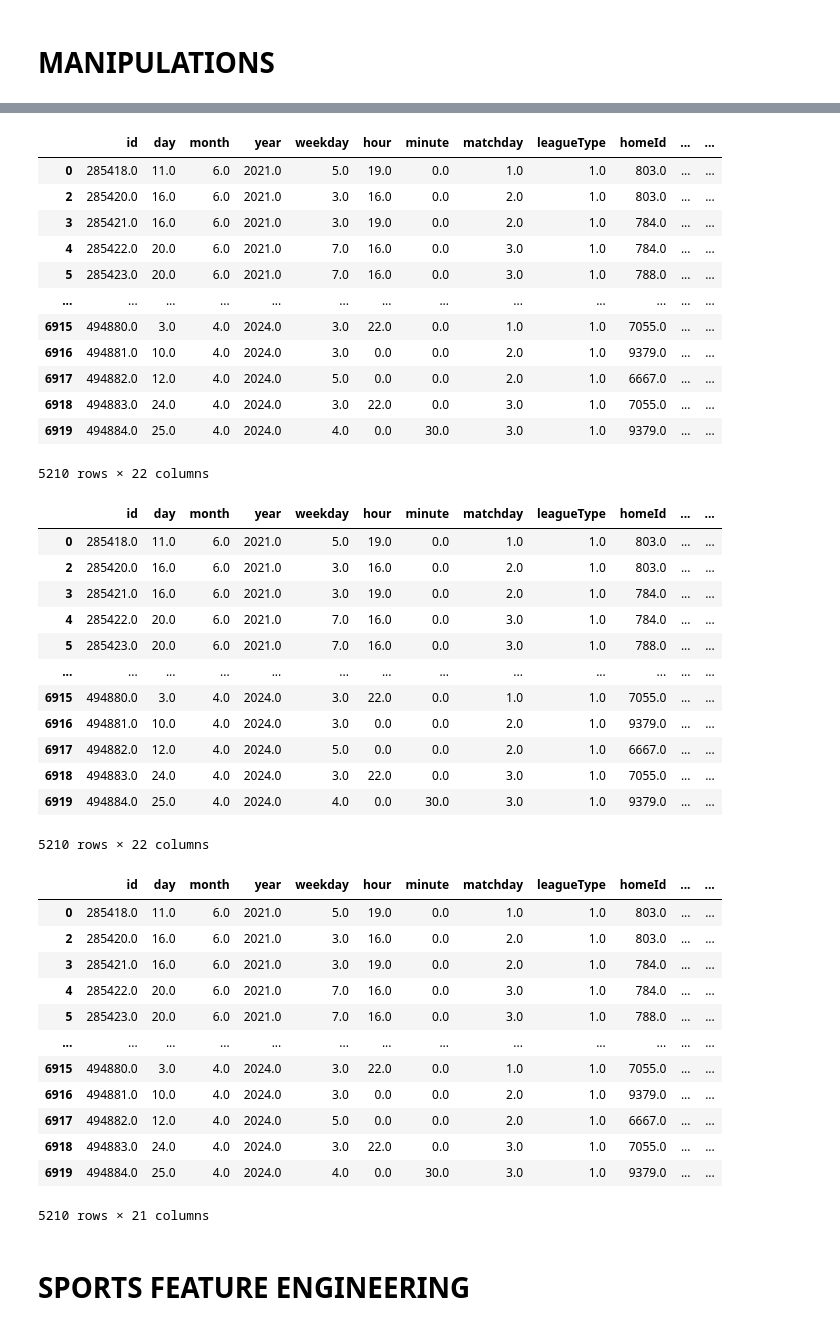
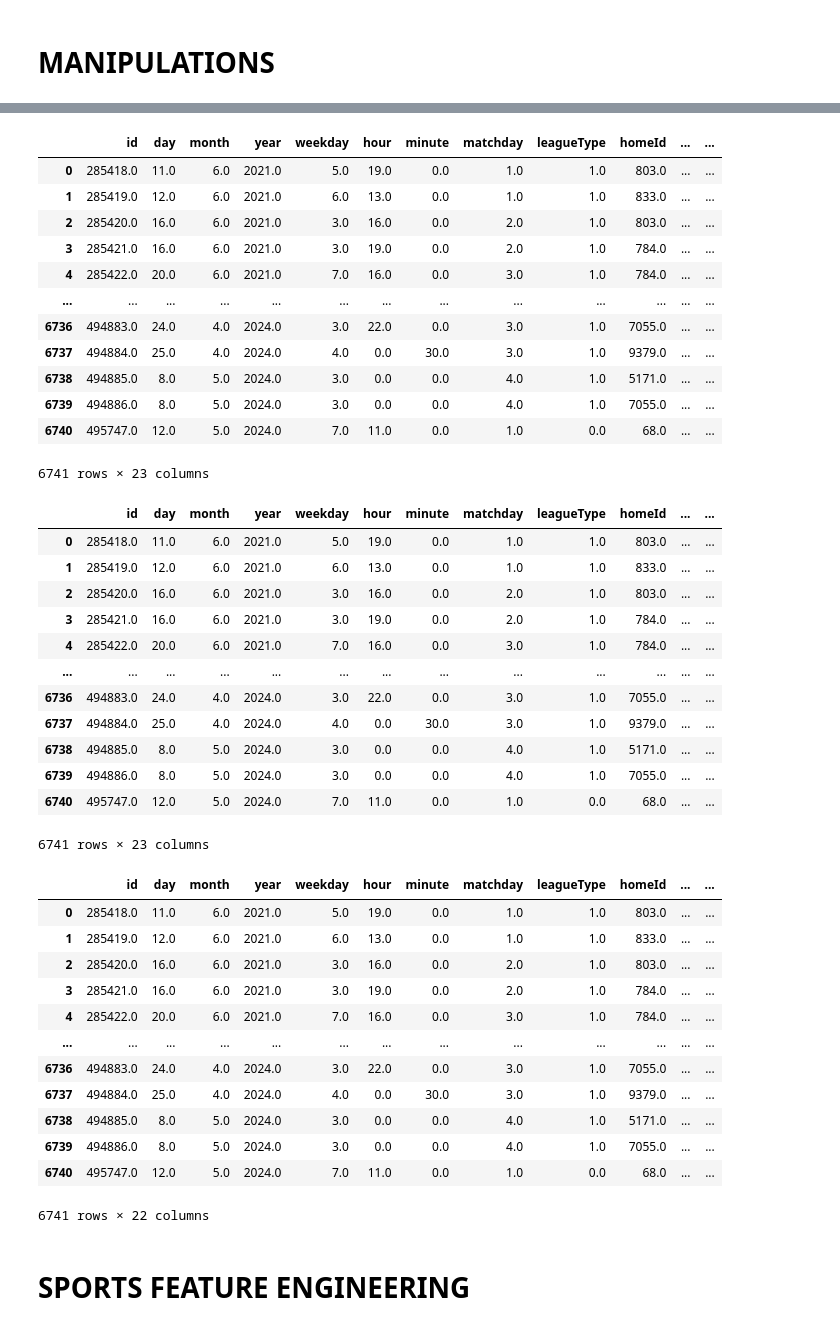
Before and after one commit to lebyanelm/neural-trained-models, a Jupyter notebook: ipynb/model_deployments.ipynb, the cells around one changed output, grey strips where cells are left out. Saved outputs shown, nothing was run; the diff lists cells and outputs as text; code cells hidden in the pictures.

```diff
--- a/ipynb/model_deployments.ipynb
+++ b/ipynb/model_deployments.ipynb
@@ -343,9 +362,7 @@ except:
 copy2.to_csv(f"../relative_datasets/raw/{MODEL_NAME}-{MODEL_VERSION}_{count}_copy.csv")
 # %%
-df1 = pd.read_csv("../relative_datasets/raw/all_leagues-v1.0_628_copy.csv")
-df2 = pd.read_csv("../relative_datasets/raw/all_leagues-v1.0_5668_copy.csv")
-df3 = pd.read_csv("../relative_datasets/raw/all_leagues-v1.0_61_copy.csv")
-df4 = pd.read_csv("../relative_datasets/raw/all_leagues-v1.0_7205_copy.csv")
-dataframe = pd.concat([df1, df2, df3, df4]).drop_duplicates().dropna().reset_index(drop=True).drop(["Unnamed: 0"], axis=1)
+df1 = pd.read_csv("../relative_datasets/raw/all_leagues-v1.0_6927_copy.csv")
+df2 = pd.read_csv("../relative_datasets/raw/all_leagues-v1.0_3699_copy.csv")
+dataframe = pd.concat([df1, df2]).drop_duplicates().dropna().reset_index(drop=True).drop(["Unnamed: 0"], axis=1)
 dataframe
 # %% [output]
@@ -429,3 +446,2 @@ dataframe
 # %%
-dataframe = pd.read_csv(f"../relative_datasets/raw/{MODEL_NAME}-{MODEL_VERSION}-final.csv")
-dataframe
+dataframe.to_csv(f"../relative_datasets/raw/{MODEL_NAME}-{MODEL_VERSION}-final.csv", index=False)
@@ -446,56 +448,57 @@ dataframe
 # %%
-dataframe = dataframe[dataframe.scoreHomeFt != dataframe.scoreAwayFt]
-dataframe["target"] = (dataframe.scoreHomeFt > dataframe.scoreAwayFt).astype(float)
+# dataframe = dataframe[dataframe.scoreHomeFt != dataframe.scoreAwayFt]
+dataframe["target"] = (dataframe.scoreHomeFt > dataframe.scoreAwayFt).astype(int)
+# dataframe["target"] = ((dataframe.scoreHomeFt + dataframe.scoreAwayFt)/2 > 0.5).astype(int)
 dataframe = dataframe.astype(float)
 dataframe
 # %% [output]
 |  | id | day | month | year | weekday | hour | minute | matchday | leagueType | homeId | ... | ... |
 | 0 | 285418.0 | 11.0 | 6.0 | 2021.0 | 5.0 | 19.0 | 0.0 | 1.0 | 1.0 | 803.0 | ... | ... |
+| 1 | 285419.0 | 12.0 | 6.0 | 2021.0 | 6.0 | 13.0 | 0.0 | 1.0 | 1.0 | 833.0 | ... | ... |
 | 2 | 285420.0 | 16.0 | 6.0 | 2021.0 | 3.0 | 16.0 | 0.0 | 2.0 | 1.0 | 803.0 | ... | ... |
 | 3 | 285421.0 | 16.0 | 6.0 | 2021.0 | 3.0 | 19.0 | 0.0 | 2.0 | 1.0 | 784.0 | ... | ... |
 | 4 | 285422.0 | 20.0 | 6.0 | 2021.0 | 7.0 | 16.0 | 0.0 | 3.0 | 1.0 | 784.0 | ... | ... |
-| 5 | 285423.0 | 20.0 | 6.0 | 2021.0 | 7.0 | 16.0 | 0.0 | 3.0 | 1.0 | 788.0 | ... | ... |
 | ... | ... | ... | ... | ... | ... | ... | ... | ... | ... | ... | ... | ... |
-| 6915 | 494880.0 | 3.0 | 4.0 | 2024.0 | 3.0 | 22.0 | 0.0 | 1.0 | 1.0 | 7055.0 | ... | ... |
-| 6916 | 494881.0 | 10.0 | 4.0 | 2024.0 | 3.0 | 0.0 | 0.0 | 2.0 | 1.0 | 9379.0 | ... | ... |
-| 6917 | 494882.0 | 12.0 | 4.0 | 2024.0 | 5.0 | 0.0 | 0.0 | 2.0 | 1.0 | 6667.0 | ... | ... |
-| 6918 | 494883.0 | 24.0 | 4.0 | 2024.0 | 3.0 | 22.0 | 0.0 | 3.0 | 1.0 | 7055.0 | ... | ... |
-| 6919 | 494884.0 | 25.0 | 4.0 | 2024.0 | 4.0 | 0.0 | 30.0 | 3.0 | 1.0 | 9379.0 | ... | ... |
+| 6736 | 494883.0 | 24.0 | 4.0 | 2024.0 | 3.0 | 22.0 | 0.0 | 3.0 | 1.0 | 7055.0 | ... | ... |
+| 6737 | 494884.0 | 25.0 | 4.0 | 2024.0 | 4.0 | 0.0 | 30.0 | 3.0 | 1.0 | 9379.0 | ... | ... |
+| 6738 | 494885.0 | 8.0 | 5.0 | 2024.0 | 3.0 | 0.0 | 0.0 | 4.0 | 1.0 | 5171.0 | ... | ... |
+| 6739 | 494886.0 | 8.0 | 5.0 | 2024.0 | 3.0 | 0.0 | 0.0 | 4.0 | 1.0 | 7055.0 | ... | ... |
+| 6740 | 495747.0 | 12.0 | 5.0 | 2024.0 | 7.0 | 11.0 | 0.0 | 1.0 | 0.0 | 68.0 | ... | ... |
-5210 rows × 22 columns
+6741 rows × 23 columns
 # %%
 dataframe.h2hAvgGoals = dataframe.h2hAvgGoals/dataframe.h2hMatches
 dataframe
 # %% [output]
 |  | id | day | month | year | weekday | hour | minute | matchday | leagueType | homeId | ... | ... |
 | 0 | 285418.0 | 11.0 | 6.0 | 2021.0 | 5.0 | 19.0 | 0.0 | 1.0 | 1.0 | 803.0 | ... | ... |
+| 1 | 285419.0 | 12.0 | 6.0 | 2021.0 | 6.0 | 13.0 | 0.0 | 1.0 | 1.0 | 833.0 | ... | ... |
 | 2 | 285420.0 | 16.0 | 6.0 | 2021.0 | 3.0 | 16.0 | 0.0 | 2.0 | 1.0 | 803.0 | ... | ... |
 | 3 | 285421.0 | 16.0 | 6.0 | 2021.0 | 3.0 | 19.0 | 0.0 | 2.0 | 1.0 | 784.0 | ... | ... |
 | 4 | 285422.0 | 20.0 | 6.0 | 2021.0 | 7.0 | 16.0 | 0.0 | 3.0 | 1.0 | 784.0 | ... | ... |
-| 5 | 285423.0 | 20.0 | 6.0 | 2021.0 | 7.0 | 16.0 | 0.0 | 3.0 | 1.0 | 788.0 | ... | ... |
 | ... | ... | ... | ... | ... | ... | ... | ... | ... | ... | ... | ... | ... |
-| 6915 | 494880.0 | 3.0 | 4.0 | 2024.0 | 3.0 | 22.0 | 0.0 | 1.0 | 1.0 | 7055.0 | ... | ... |
-| 6916 | 494881.0 | 10.0 | 4.0 | 2024.0 | 3.0 | 0.0 | 0.0 | 2.0 | 1.0 | 9379.0 | ... | ... |
-| 6917 | 494882.0 | 12.0 | 4.0 | 2024.0 | 5.0 | 0.0 | 0.0 | 2.0 | 1.0 | 6667.0 | ... | ... |
-| 6918 | 494883.0 | 24.0 | 4.0 | 2024.0 | 3.0 | 22.0 | 0.0 | 3.0 | 1.0 | 7055.0 | ... | ... |
-| 6919 | 494884.0 | 25.0 | 4.0 | 2024.0 | 4.0 | 0.0 | 30.0 | 3.0 | 1.0 | 9379.0 | ... | ... |
+| 6736 | 494883.0 | 24.0 | 4.0 | 2024.0 | 3.0 | 22.0 | 0.0 | 3.0 | 1.0 | 7055.0 | ... | ... |
+| 6737 | 494884.0 | 25.0 | 4.0 | 2024.0 | 4.0 | 0.0 | 30.0 | 3.0 | 1.0 | 9379.0 | ... | ... |
+| 6738 | 494885.0 | 8.0 | 5.0 | 2024.0 | 3.0 | 0.0 | 0.0 | 4.0 | 1.0 | 5171.0 | ... | ... |
+| 6739 | 494886.0 | 8.0 | 5.0 | 2024.0 | 3.0 | 0.0 | 0.0 | 4.0 | 1.0 | 7055.0 | ... | ... |
+| 6740 | 495747.0 | 12.0 | 5.0 | 2024.0 | 7.0 | 11.0 | 0.0 | 1.0 | 0.0 | 68.0 | ... | ... |
-5210 rows × 22 columns
+6741 rows × 23 columns
 # %%
 del dataframe["h2hMatches"]
 dataframe
 # %% [output]
 |  | id | day | month | year | weekday | hour | minute | matchday | leagueType | homeId | ... | ... |
 | 0 | 285418.0 | 11.0 | 6.0 | 2021.0 | 5.0 | 19.0 | 0.0 | 1.0 | 1.0 | 803.0 | ... | ... |
+| 1 | 285419.0 | 12.0 | 6.0 | 2021.0 | 6.0 | 13.0 | 0.0 | 1.0 | 1.0 | 833.0 | ... | ... |
 | 2 | 285420.0 | 16.0 | 6.0 | 2021.0 | 3.0 | 16.0 | 0.0 | 2.0 | 1.0 | 803.0 | ... | ... |
 | 3 | 285421.0 | 16.0 | 6.0 | 2021.0 | 3.0 | 19.0 | 0.0 | 2.0 | 1.0 | 784.0 | ... | ... |
 | 4 | 285422.0 | 20.0 | 6.0 | 2021.0 | 7.0 | 16.0 | 0.0 | 3.0 | 1.0 | 784.0 | ... | ... |
-| 5 | 285423.0 | 20.0 | 6.0 | 2021.0 | 7.0 | 16.0 | 0.0 | 3.0 | 1.0 | 788.0 | ... | ... |
 | ... | ... | ... | ... | ... | ... | ... | ... | ... | ... | ... | ... | ... |
-| 6915 | 494880.0 | 3.0 | 4.0 | 2024.0 | 3.0 | 22.0 | 0.0 | 1.0 | 1.0 | 7055.0 | ... | ... |
-| 6916 | 494881.0 | 10.0 | 4.0 | 2024.0 | 3.0 | 0.0 | 0.0 | 2.0 | 1.0 | 9379.0 | ... | ... |
-| 6917 | 494882.0 | 12.0 | 4.0 | 2024.0 | 5.0 | 0.0 | 0.0 | 2.0 | 1.0 | 6667.0 | ... | ... |
-| 6918 | 494883.0 | 24.0 | 4.0 | 2024.0 | 3.0 | 22.0 | 0.0 | 3.0 | 1.0 | 7055.0 | ... | ... |
-| 6919 | 494884.0 | 25.0 | 4.0 | 2024.0 | 4.0 | 0.0 | 30.0 | 3.0 | 1.0 | 9379.0 | ... | ... |
+| 6736 | 494883.0 | 24.0 | 4.0 | 2024.0 | 3.0 | 22.0 | 0.0 | 3.0 | 1.0 | 7055.0 | ... | ... |
+| 6737 | 494884.0 | 25.0 | 4.0 | 2024.0 | 4.0 | 0.0 | 30.0 | 3.0 | 1.0 | 9379.0 | ... | ... |
+| 6738 | 494885.0 | 8.0 | 5.0 | 2024.0 | 3.0 | 0.0 | 0.0 | 4.0 | 1.0 | 5171.0 | ... | ... |
+| 6739 | 494886.0 | 8.0 | 5.0 | 2024.0 | 3.0 | 0.0 | 0.0 | 4.0 | 1.0 | 7055.0 | ... | ... |
+| 6740 | 495747.0 | 12.0 | 5.0 | 2024.0 | 7.0 | 11.0 | 0.0 | 1.0 | 0.0 | 68.0 | ... | ... |
-5210 rows × 21 columns
+6741 rows × 22 columns
 # %% [markdown]
 # SPORTS FEATURE ENGINEERING
 # %%
```
Also changed, not shown: parts of 10 cells of this notebook, 14 other files.
